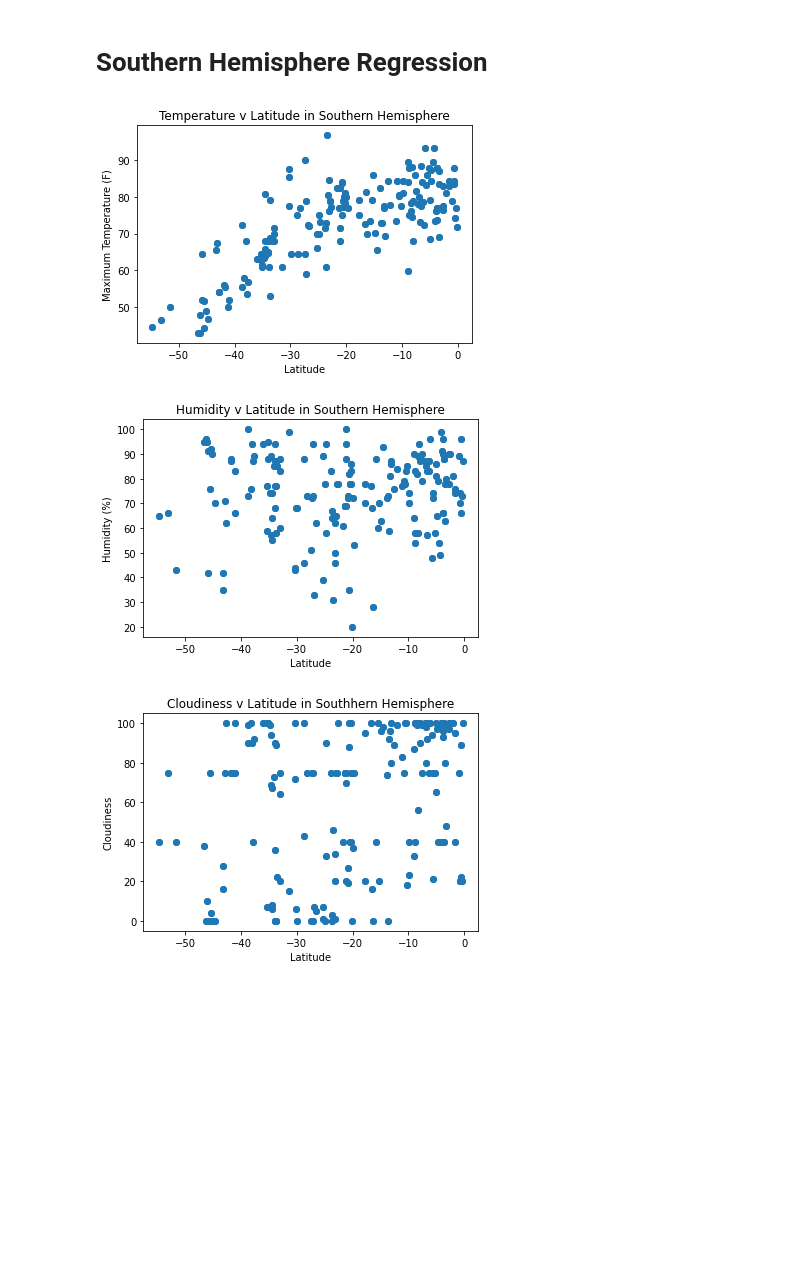
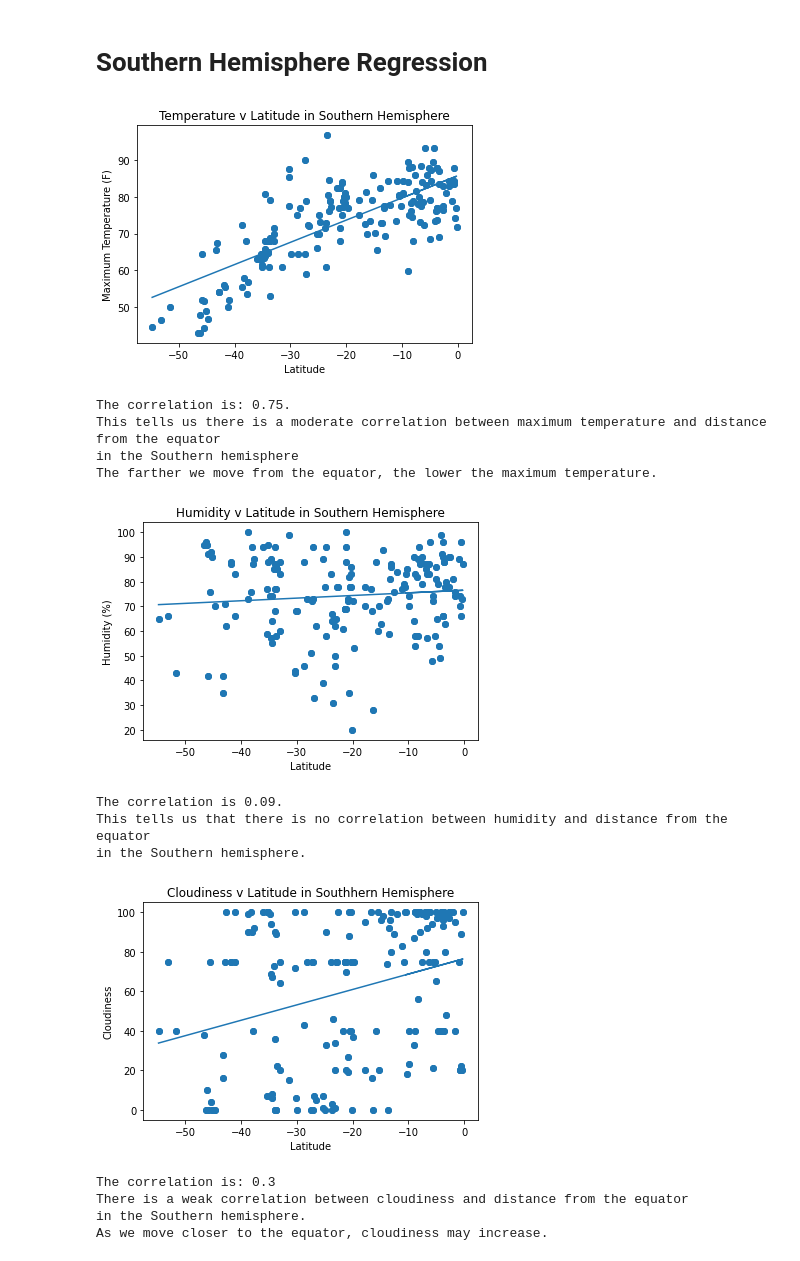
Before and after one commit to KStrange89/Weather-Analysis, a Jupyter notebook: Weatherpy/Weather.ipynb, the cells around one changed output. Cells and saved outputs as stored; diff of their text form; code cells hidden in the pictures; blank space fills up the shorter version.

```diff
--- a/Weatherpy/Weather.ipynb
+++ b/Weatherpy/Weather.ipynb
@@ -274,18 +331,41 @@ x_values = south_df['Latitude']
 
 y_values = south_df['Max Temperature']
 
+(slope, intercept, rvalue, pvalue, stderr) = linregress(x_values, y_values)
+regress_values = slope * x_values + intercept
+
+r = round(rvalue, 2)
+
+plt.plot(x_values, regress_values)
+
 plt.scatter(x_values, y_values)
 plt.xlabel('Latitude')
 plt.ylabel('Maximum Temperature (F)')
 plt.title('Temperature v Latitude in Southern Hemisphere')
 plt.tight_layout
 plt.show()
+
+print(f'The correlation is: {r}.')
+print('This tells us there is a moderate correlation between maximum temperature and distance from the equator')
+print('in the Southern hemisphere')
+print('The farther we move from the equator, the lower the maximum temperature.')
 # %% [output]
-[figure, old version]
+[figure, new version]
+The correlation is: 0.75.
+This tells us there is a moderate correlation between maximum temperature and distance from the equator
+in the Southern hemisphere
+The farther we move from the equator, the lower the maximum temperature.
 # %%
 # humidity
 
 y_values = south_df['Humidity']
+
+(slope, intercept, rvalue, pvalue, stderr) = linregress(x_values, y_values)
+regress_values = slope * x_values + intercept
+
+r = round(rvalue, 2)
+
+plt.plot(x_values, regress_values)
 
 plt.scatter(x_values, y_values)
 plt.xlabel('Latitude')
@@ -293,21 +373,44 @@ plt.ylabel('Humidity (%)')
 plt.title('Humidity v Latitude in Southern Hemisphere')
 plt.tight_layout
 plt.show()
+
+print(f'The correlation is {r}.')
+print('This tells us that there is no correlation between humidity and distance from the equator ')
+print('in the Southern hemisphere.')
 # %% [output]
-[figure, old version]
+[figure, new version]
+The correlation is 0.09.
+This tells us that there is no correlation between humidity and distance from the equator
+in the Southern hemisphere.
 # %%
 # cloudiness
 
 y_values = south_df['Cloudiness']
+
+(slope, intercept, rvalue, pvalue, stderr) = linregress(x_values, y_values)
+regress_values = slope * x_values + intercept
+
+r = round(rvalue, 2)
+
+plt.plot(x_values, regress_values)
 
 plt.scatter(x_values, y_values)
 plt.xlabel('Latitude')
 plt.ylabel('Cloudiness')
 plt.title('Cloudiness v Latitude in Southhern Hemisphere')
 plt.tight_layout
 plt.show()
+
+print(f'The correlation is: {r}')
+print('There is a weak correlation between cloudiness and distance from the equator')
+print('in the Southern hemisphere.')
+print('As we move closer to the equator, cloudiness may increase.')
 # %% [output]
-[figure, old version]
+[figure, new version]
+The correlation is: 0.3
+There is a weak correlation between cloudiness and distance from the equator
+in the Southern hemisphere.
+As we move closer to the equator, cloudiness may increase.
 # %%
 # wind speed
 
```
Also changed, not shown: parts of 5 cells of this notebook.
